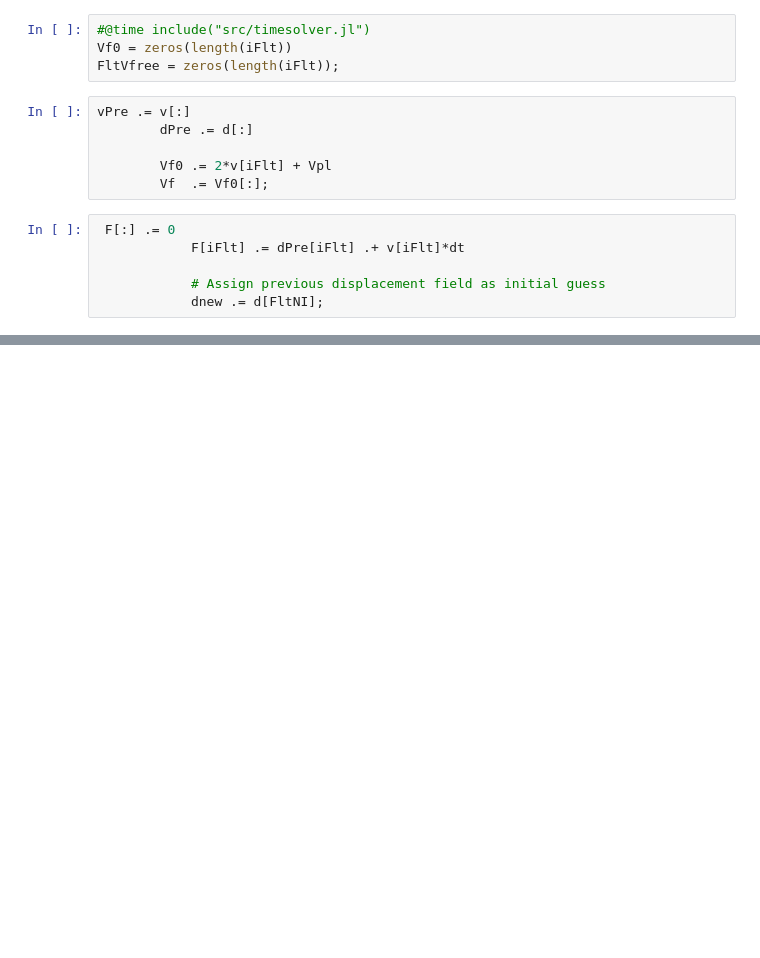
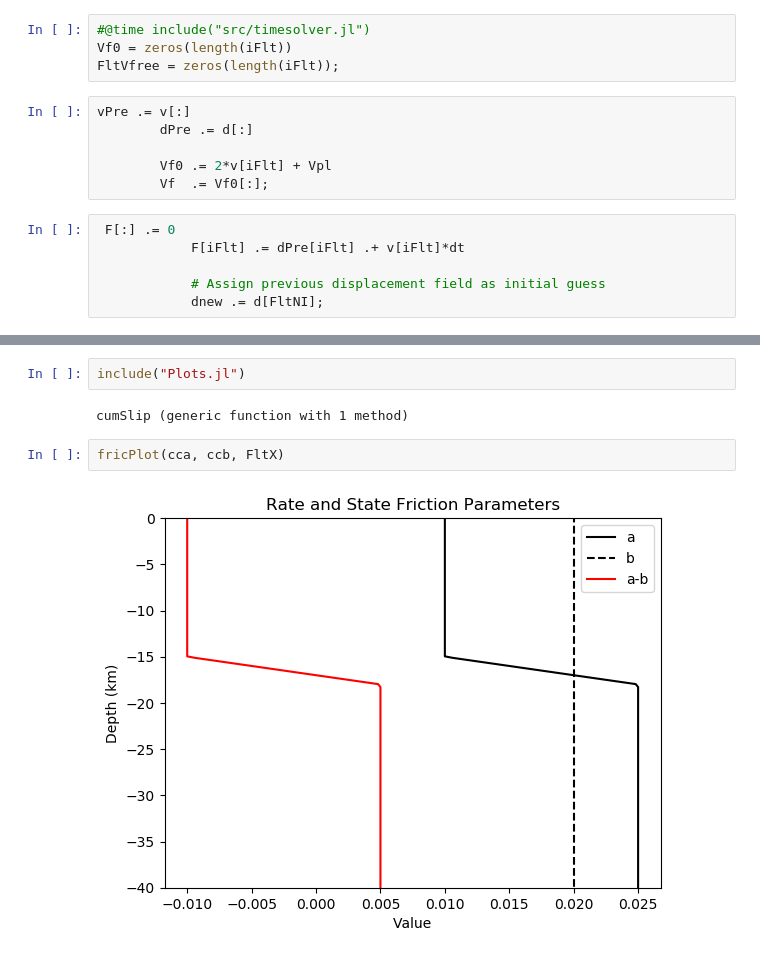
Before and after one commit to thehalfspace/JuliaSEM, a Jupyter notebook: VariableMeshing.ipynb, the cells around one changed output, grey strips where cells are left out. Cells and saved outputs as stored; diff of their text form; blank space fills up the shorter version.

```diff
--- a/VariableMeshing.ipynb
+++ b/VariableMeshing.ipynb
@@ -41,0 +47,8 @@ dnew = PCG(coefint1, coefint2, diagKnew, dnew, F, iFlt, FltNI,
+# %%
+include("Plots.jl")
+# %% [output]
+cumSlip (generic function with 1 method)
+# %%
+fricPlot(cca, ccb, FltX)
+# %% [output]
+[figure, added]
```
Also changed, not shown: parts of 10 cells of this notebook, 6 other files.
